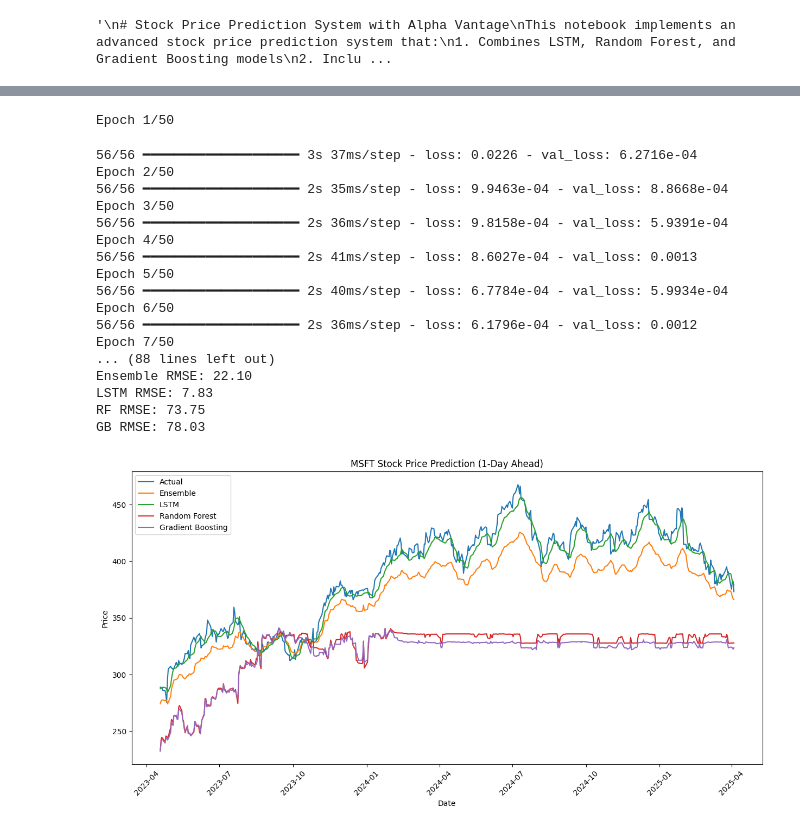
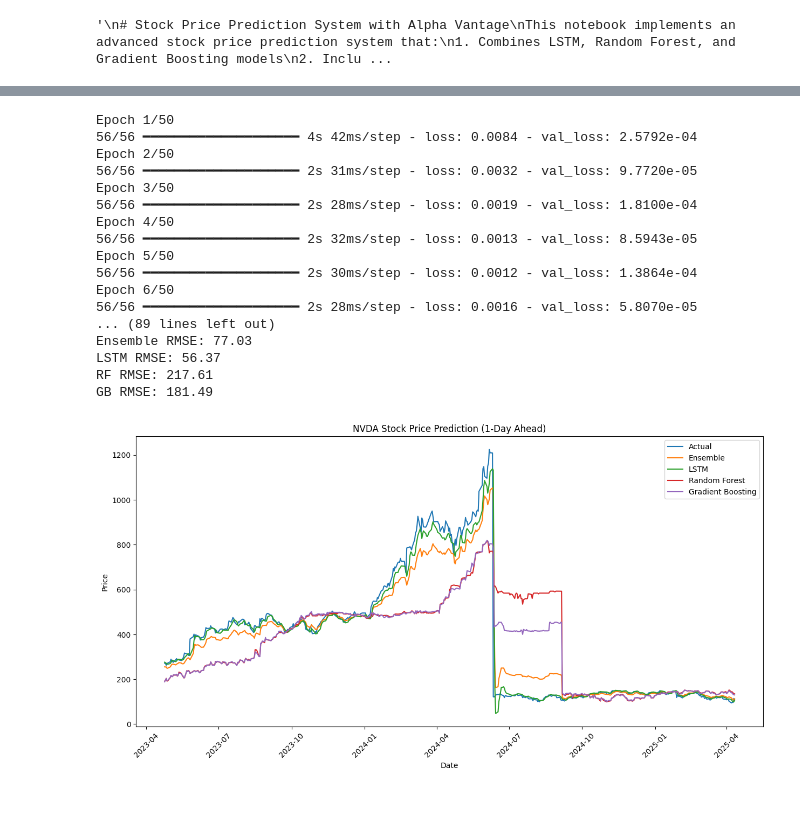
Before and after one commit to Aryanp018/Stock_Predictor, a Jupyter notebook: STOCK.ipynb, the cells around one changed output, grey strips where cells are left out. Cells and saved outputs as stored; diff of their text form; code cells hidden in the pictures; blank space fills up the shorter version.

```diff
--- a/STOCK.ipynb
+++ b/STOCK.ipynb
@@ -262,6 +262,6 @@ def main(stock_symbol, api_key):
     plt.show()
 
 # Replace 'YOUR_API_KEY' with your actual Alpha Vantage API key
-api_key = 'YOUR_API_KEY'
-main('MSFT', api_key)
+api_key = '0J2UO559SNEPOY8Y'
+main('NVDA', api_key)
 # %% [output]
@@ -269,19 +269,18 @@ main('MSFT', api_key)
 Epoch 1/50
+56/56 ━━━━━━━━━━━━━━━━━━━━ 4s 42ms/step - loss: 0.0084 - val_loss: 2.5792e-04
+Epoch 2/50
+56/56 ━━━━━━━━━━━━━━━━━━━━ 2s 31ms/step - loss: 0.0032 - val_loss: 9.7720e-05
+Epoch 3/50
+56/56 ━━━━━━━━━━━━━━━━━━━━ 2s 28ms/step - loss: 0.0019 - val_loss: 1.8100e-04
+Epoch 4/50
+56/56 ━━━━━━━━━━━━━━━━━━━━ 2s 32ms/step - loss: 0.0013 - val_loss: 8.5943e-05
+Epoch 5/50
+56/56 ━━━━━━━━━━━━━━━━━━━━ 2s 30ms/step - loss: 0.0012 - val_loss: 1.3864e-04
+Epoch 6/50
+56/56 ━━━━━━━━━━━━━━━━━━━━ 2s 28ms/step - loss: 0.0016 - val_loss: 5.8070e-05
+... (89 lines left out)
+Ensemble RMSE: 77.03
+LSTM RMSE: 56.37
+RF RMSE: 217.61
+GB RMSE: 181.49
-56/56 ━━━━━━━━━━━━━━━━━━━━ 3s 37ms/step - loss: 0.0226 - val_loss: 6.2716e-04
-Epoch 2/50
-56/56 ━━━━━━━━━━━━━━━━━━━━ 2s 35ms/step - loss: 9.9463e-04 - val_loss: 8.8668e-04
-Epoch 3/50
-56/56 ━━━━━━━━━━━━━━━━━━━━ 2s 36ms/step - loss: 9.8158e-04 - val_loss: 5.9391e-04
-Epoch 4/50
-56/56 ━━━━━━━━━━━━━━━━━━━━ 2s 41ms/step - loss: 8.6027e-04 - val_loss: 0.0013
-Epoch 5/50
-56/56 ━━━━━━━━━━━━━━━━━━━━ 2s 40ms/step - loss: 6.7784e-04 - val_loss: 5.9934e-04
-Epoch 6/50
-56/56 ━━━━━━━━━━━━━━━━━━━━ 2s 36ms/step - loss: 6.1796e-04 - val_loss: 0.0012
-Epoch 7/50
-... (88 lines left out)
-Ensemble RMSE: 22.10
-LSTM RMSE: 7.83
-RF RMSE: 73.75
-GB RMSE: 78.03
-[figure, old version]
+[figure, new version]
```
Also changed, not shown: parts of 1 cell of this notebook, 4 other files.
